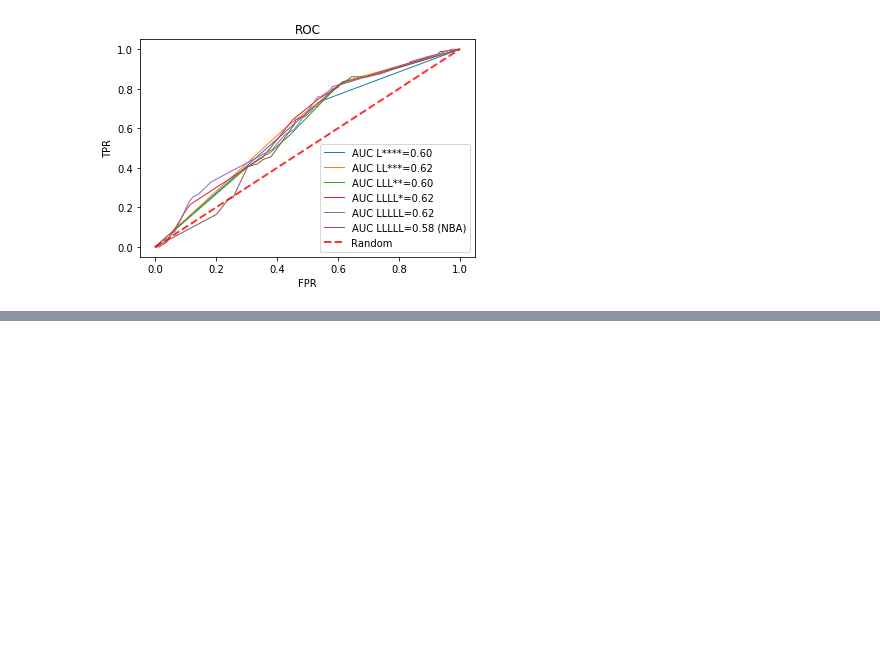
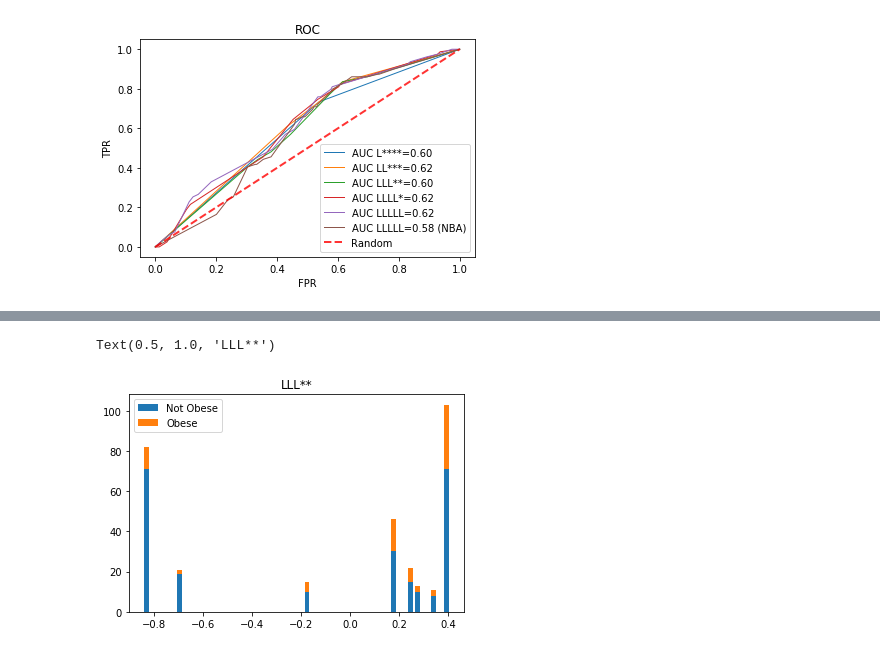
Before and after one commit to vicalbiter/histories, a Jupyter notebook: Scores Breakdown.ipynb, the cells around one changed output, grey strips where cells are left out. Cells and saved outputs as stored; diff of their text form; code cells hidden in the pictures; blank space fills up the shorter version.

```diff
--- a/Scores Breakdown.ipynb
+++ b/Scores Breakdown.ipynb
@@ -204,0 +311,17 @@ plt.show()
+# %%
+hist3 = prednb3.join(data_test[["obesity", "ejer0_5"]], rsuffix="_hs").groupby(["ejer0_5", "ejer0_5_hs", "obesity"]).size().reset_index(name="counts")
+indn = hist3[hist3.obesity == 0]["ejer0_5"].values
+countsnob = hist3[hist3.obesity == 0]["counts"]
+countsob = hist3[hist3.obesity == 1]["counts"]
+
+indn = hist3[hist3.obesity == 0]["ejer0_5"].values
+countsnob = hist3[hist3.obesity == 0]["counts"]
+countsob = hist3[hist3.obesity == 1]["counts"]
+
+p1 = plt.bar(indn, countsnob, width=0.02)
+p2 = plt.bar(indn, countsob, width=0.02, bottom=countsnob)
+plt.legend((p1[0], p2[0]), ('Not Obese', 'Obese'))
+plt.title("LLL**")
+# %% [output]
+Text(0.5, 1.0, 'LLL**')
+[figure, added]
```
Also changed, not shown: parts of 14 cells of this notebook, 11 other files.
